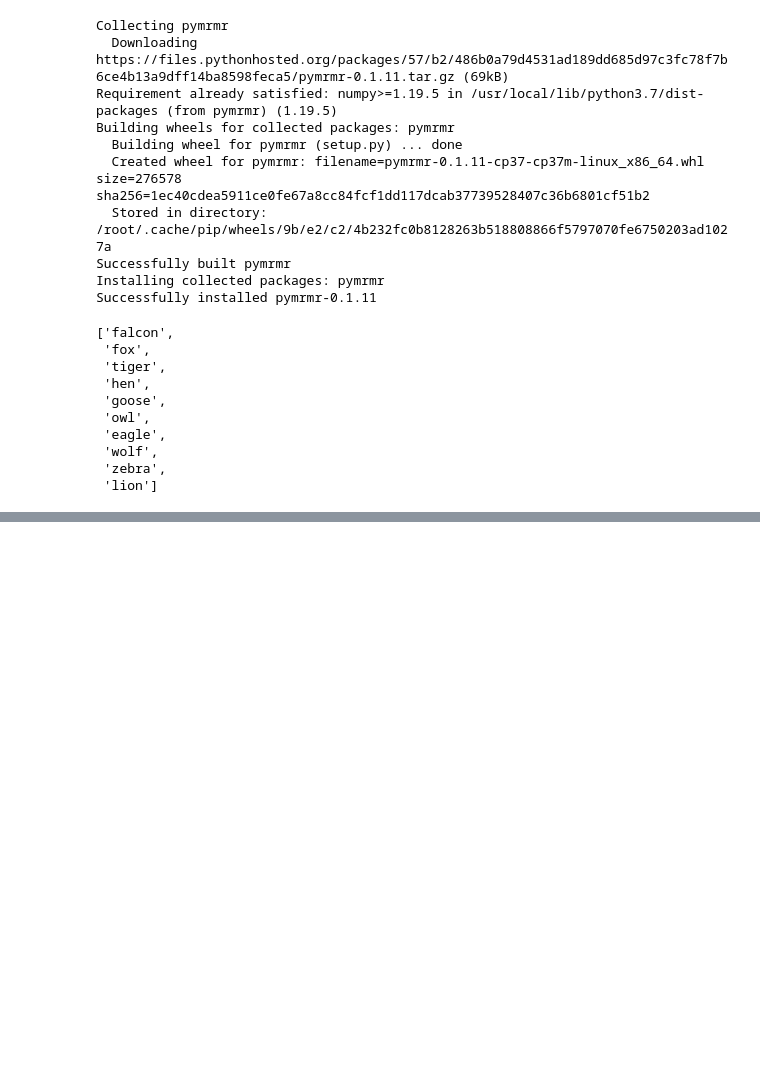
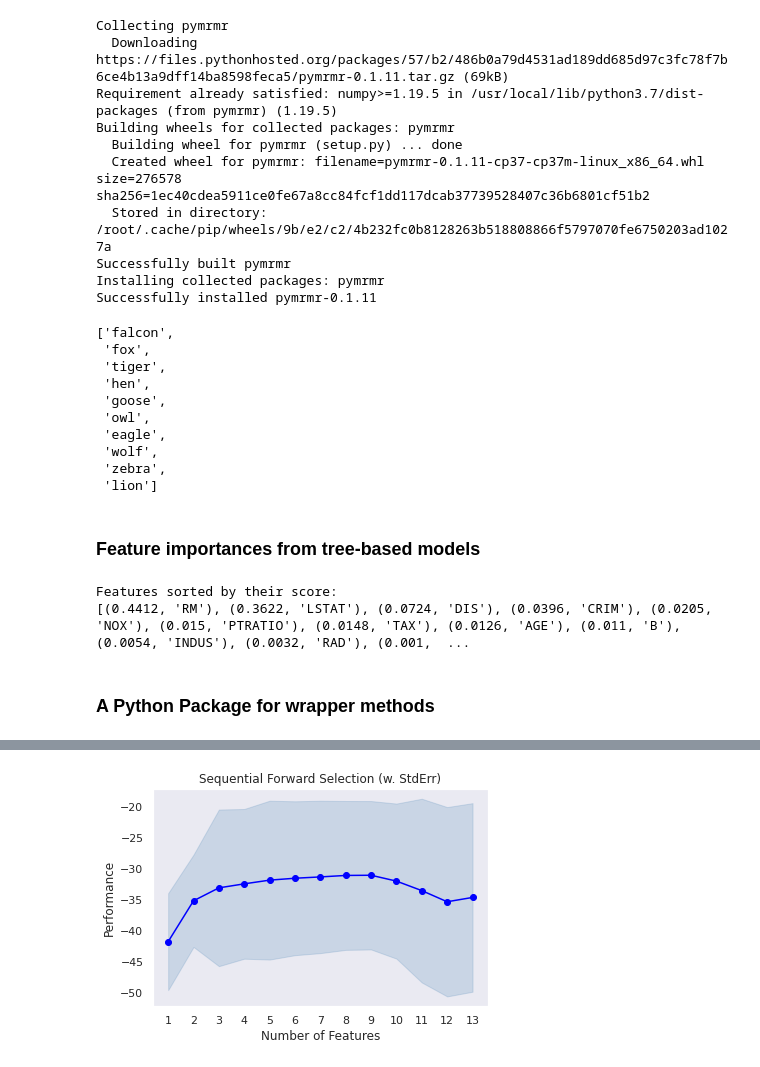
Before and after one commit to jumbokh/ML-Class, a Jupyter notebook: notebooks/PCA_ex.ipynb, the cells around one changed output, grey strips where cells are left out. Drawn from its saved outputs; the diff is of its cells as text; code cells hidden in the pictures; blank space fills up the shorter version.

```diff
--- a/notebooks/PCA_ex.ipynb
+++ b/notebooks/PCA_ex.ipynb
@@ -181,3 +181,43 @@ pymrmr.mRMR(data, 'MIQ', 10)
  'wolf',
  'zebra',
  'lion']
+# %% [markdown]
+### Feature importances from tree-based models
+# %%
+from sklearn.datasets import load_boston
+from sklearn.ensemble import RandomForestRegressor
+import numpy as np
+boston = load_boston()
+X = boston.data
+Y = boston.target
+feat_names = boston.feature_names
+rf = RandomForestRegressor()
+rf.fit(X, Y)
+print("Features sorted by their score:")
+print(sorted(zip(map(lambda x: round(x, 4), rf.feature_importances_), feat_names),
+             reverse=True))
+# %% [output]
+Features sorted by their score:
+[(0.4412, 'RM'), (0.3622, 'LSTAT'), (0.0724, 'DIS'), (0.0396, 'CRIM'), (0.0205, 'NOX'), (0.015, 'PTRATIO'), (0.0148, 'TAX'), (0.0126, 'AGE'), (0.011, 'B'), (0.0054, 'INDUS'), (0.0032, 'RAD'), (0.001,  ...
+# %% [markdown]
+### A Python Package for wrapper methods
+# %%
+from mlxtend.feature_selection import SequentialFeatureSelector as SFS
+from mlxtend.plotting import plot_sequential_feature_selection as plot_sfs
+from sklearn.linear_model import LinearRegression
+from sklearn.datasets import load_boston
+boston = load_boston()
+X, y = boston.data, boston.target
+lr = LinearRegression()
+sfs = SFS(lr,
+          k_features=13,
+          forward=True,
+          floating=False,
+          scoring='neg_mean_squared_error',
+          cv=10)
+sfs = sfs.fit(X, y)
+fig = plot_sfs(sfs.get_metric_dict(), kind='std_err')
+plt.title('Sequential Forward Selection (w. StdErr)')
+plt.grid()
+plt.show()
+# %% [output]
@@ -183,0 +225 @@ pymrmr.mRMR(data, 'MIQ', 10)
+[figure, added]
```
Also changed, not shown: parts of 6 cells of this notebook.
